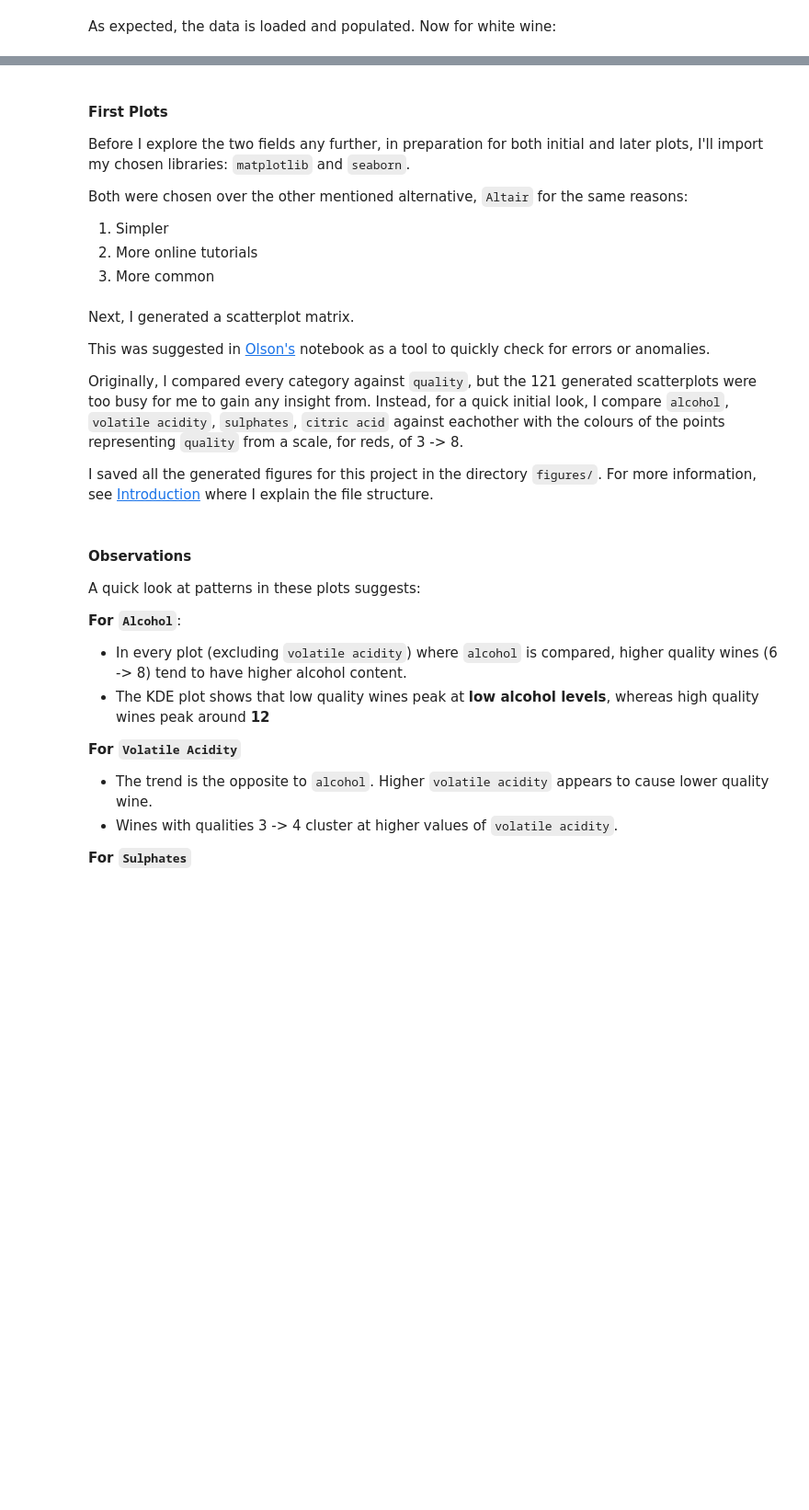
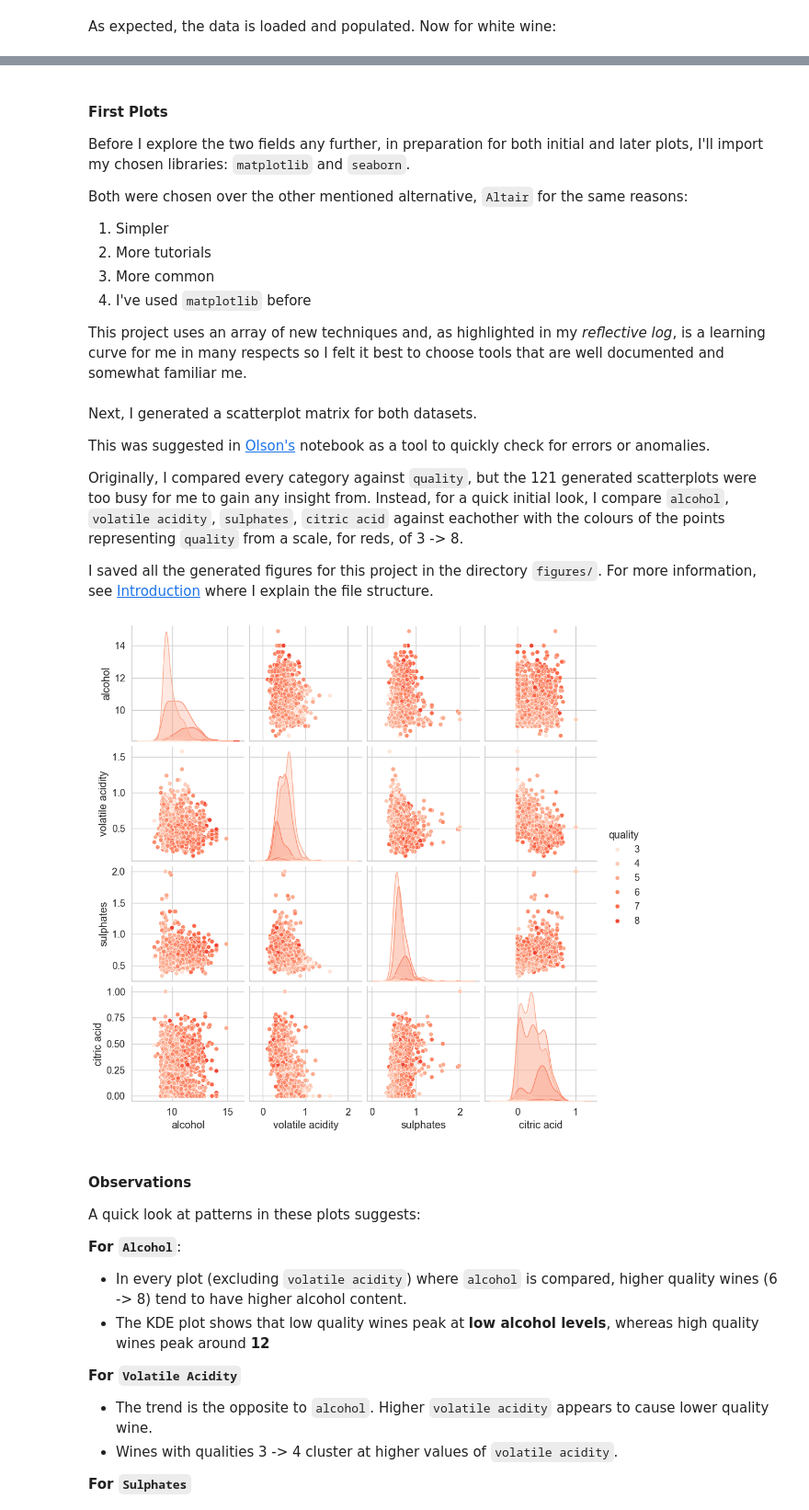
Before and after one commit to k1k12/2034_CW, a Jupyter notebook: notebooks/wine_analysis.ipynb, the cells around one changed output, grey strips where cells are left out. Shown at 92% size. Saved outputs shown, nothing was run; the diff lists cells and outputs as text; code cells hidden in the pictures; blank space fills up the shorter version.

```diff
--- a/notebooks/wine_analysis.ipynb
+++ b/notebooks/wine_analysis.ipynb
@@ -142,3 +183,9 @@ For both datasets:
+# %%
+wine_red["type"] = "red"
+wine_white["type"] = "white"
+wine_all = pd.concat([wine_red, wine_white])
+
+palette_red_white = {"red": "#d62728", "white": "#1f77b4"}
 # %% [markdown]
 #### First Plots
 
@@ -146,8 +193,11 @@ Before I explore the two fields any further, in preparation for both initial and
 
 Both were chosen over the other mentioned alternative, `Altair` for the same reasons:
 1. Simpler
-2. More online tutorials
+2. More tutorials
 3. More common
+4. I've used `matplotlib` before
+
+This project uses an array of new techniques and, as highlighted in my *reflective log*, is a learning curve for me in many respects so I felt it best to choose tools that are well documented and somewhat familiar me.
 # %%
 %matplotlib inline
 
@@ -159,7 +209,7 @@ sb.set_theme(style="whitegrid", font_scale=1.2)
 palette_red = sb.color_palette("Reds", n_colors=9)
 palette_white = sb.color_palette("Blues", n_colors=9)
 # %% [markdown]
-Next, I generated a scatterplot matrix.
+Next, I generated a scatterplot matrix for both datasets.
 
 This was suggested in [Olson's](https://nbviewer.org/github/rhiever/Data-Analysis-and-Machine-Learning-Projects/blob/master/example-data-science-notebook/Example%20Machine%20Learning%20Notebook.ipynb#Required-libraries) notebook as a tool to quickly check for errors or anomalies.
 
@@ -167,8 +217,14 @@ Originally, I compared every category against `quality`, but the 121 generated s
 
 I saved all the generated figures for this project in the directory `figures/`. For more information, see [Introduction](#1-introduction) where I explain the file structure.
 # %%
-init_scatterplot_red = sb.pairplot(wine_red[["alcohol", "volatile acidity", "sulphates", "citric acid", "quality"]], hue="quality", palette=palette_red)
-init_scatterplot_red.savefig("../figures/init_scatterplot_red")
+sb.pairplot(
+    wine_red[["alcohol", "volatile acidity", "sulphates", "citric acid", "quality"]],
+    hue="quality",
+    palette=palette_red[:6]
+    )
+plt.savefig("../figures/init_scatterplot_red")
+# %% [output]
+[figure, added]
 # %% [markdown]
 #### Observations
 
```
Also changed, not shown: parts of 65 cells of this notebook.
